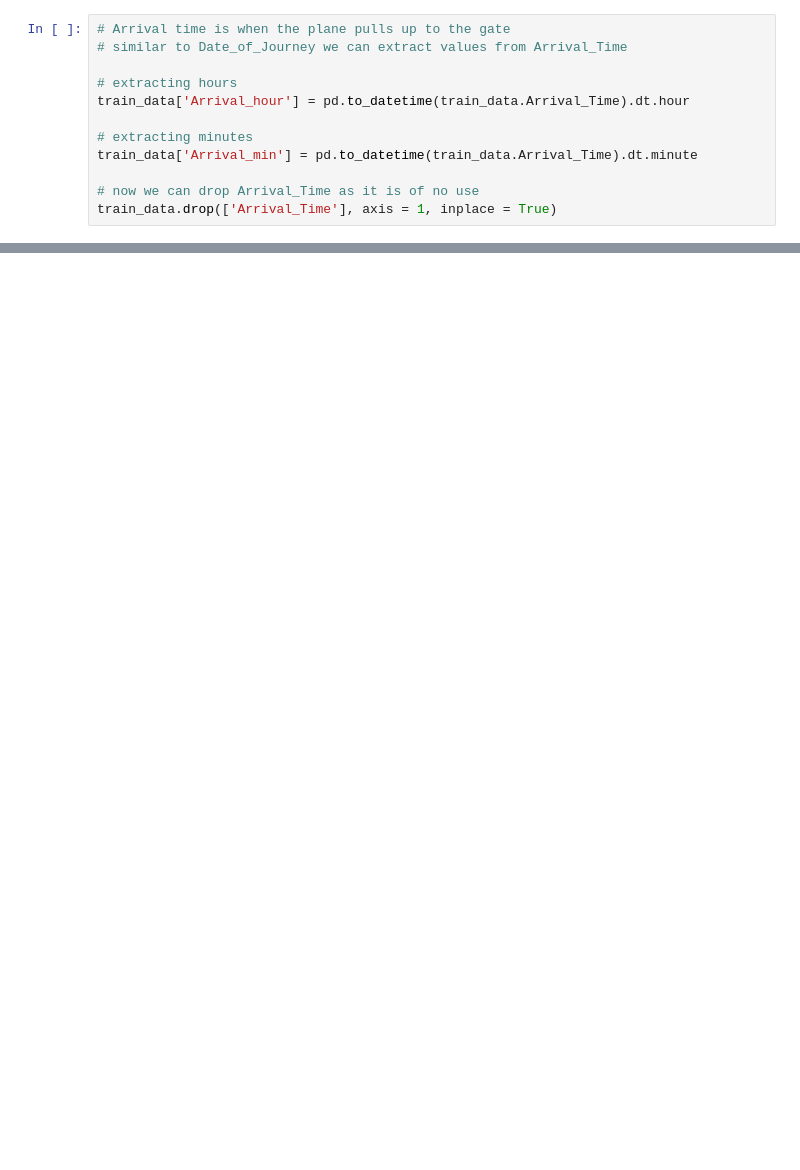
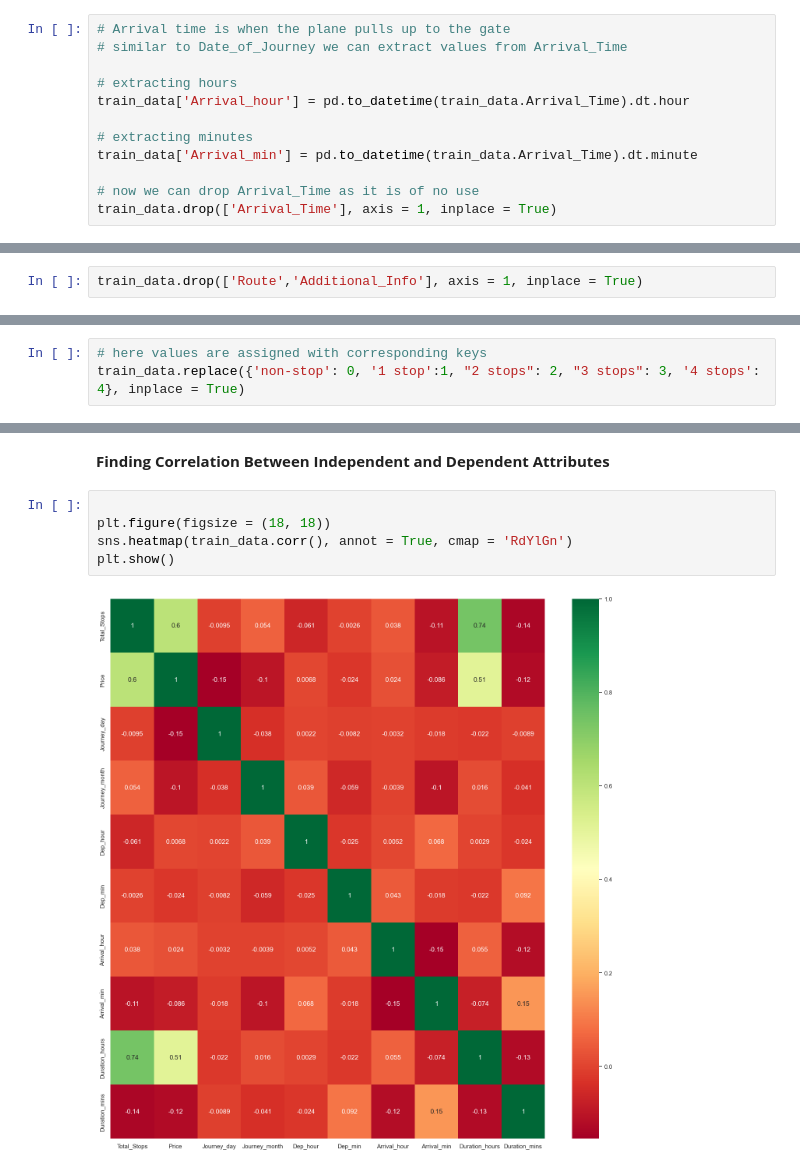
Before and after one commit to Aliya032/flight-price-prediction, a Jupyter notebook: flight-price-prediction.ipynb, the cells around one changed output, grey strips where cells are left out. Drawn from its saved outputs; the diff is of its cells as text; blank space fills up the shorter version.

```diff
--- a/flight-price-prediction.ipynb
+++ b/flight-price-prediction.ipynb
@@ -158,0 +315,2 @@ for i in range(len(duration)):
+# %%
+train_data.drop(['Route','Additional_Info'], axis = 1, inplace = True)
@@ -158,0 +338,3 @@ for i in range(len(duration)):
+# %%
+# here values are assigned with corresponding keys
+train_data.replace({'non-stop': 0, '1 stop':1, "2 stops": 2, "3 stops": 3, '4 stops': 4}, inplace = True)
@@ -158,0 +613,9 @@ for i in range(len(duration)):
+# %% [markdown]
+**Finding Correlation Between Independent and Dependent Attributes**
+# %%
+
+plt.figure(figsize = (18, 18))
+sns.heatmap(train_data.corr(), annot = True, cmap = 'RdYlGn')
+plt.show()
+# %% [output]
+[figure, added]
```
Also changed, not shown: parts of 97 cells of this notebook, 3 other files.
